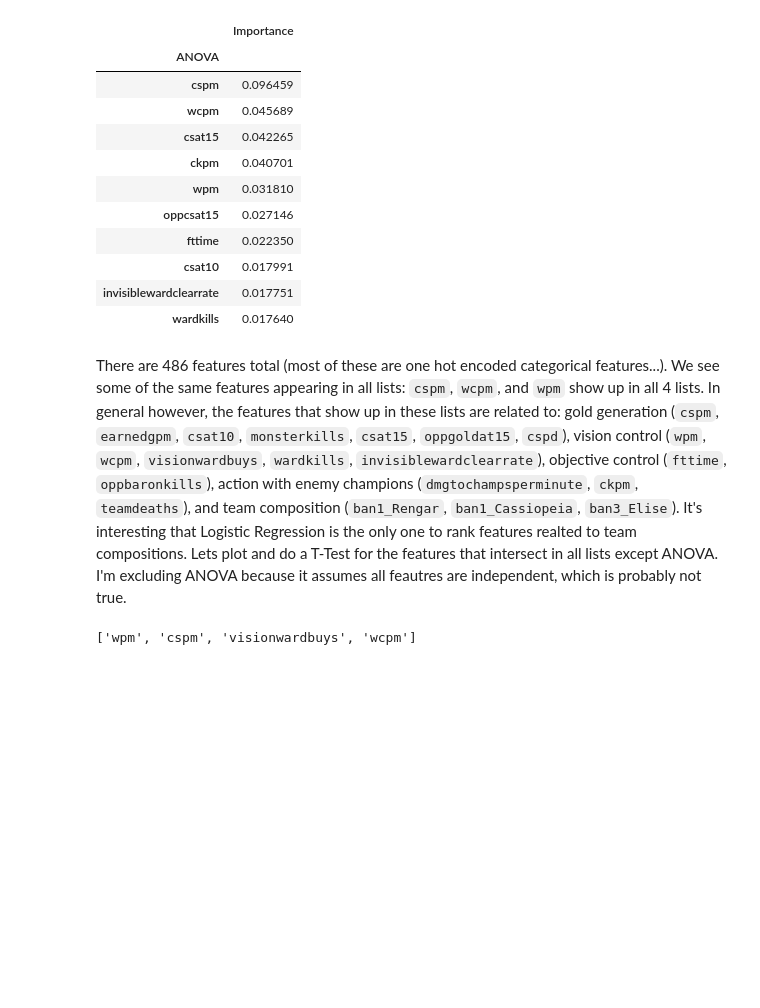
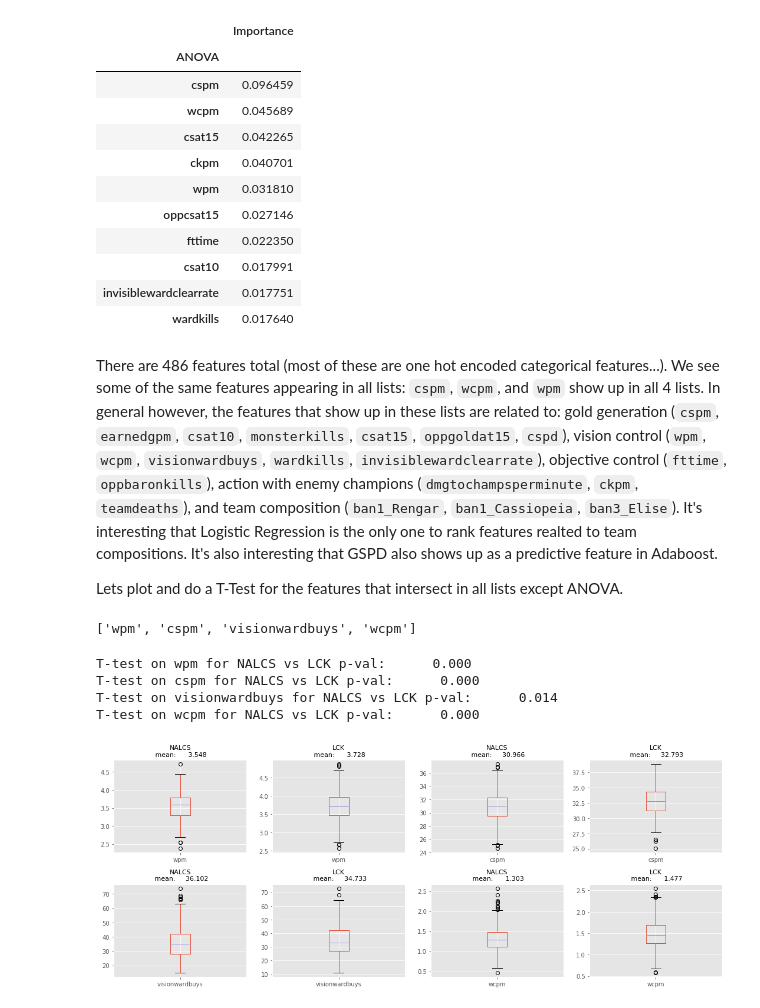
Before and after one commit to bwassie/LoL-match-analytics, a Jupyter notebook: 2017_NA_vs_LCK_analysis.ipynb, the cells around one changed output. Cells and saved outputs as stored; diff of their text form; code cells hidden in the pictures; blank space fills up the shorter version.

```diff
--- a/2017_NA_vs_LCK_analysis.ipynb
+++ b/2017_NA_vs_LCK_analysis.ipynb
@@ -12,7 +12,9 @@ import sys
 sys.path.append(".//utils//")
 import sqlite3, os
 import pandas as pd
+import parsing_utils
 from parsing_utils import parse_databases
+importlib.reload(parsing_utils)
 import pandas as pd
 import numpy as np
 import matplotlib
@@ -27,20 +29,25 @@ def display_side_by_side(*args):
             df = df.to_frame()
         html_str+=df.to_html()
     display_html(html_str.replace('table','table style="display:inline"'),raw=True)
+
 def get_matches(db_dir, year, focus, season, aliases, leagues, joins, anti_joins):
     all_matches = {}
+    all_teams = {}
     parser = parse_databases()
     for ii, jj in zip(aliases,leagues):
         alias = ii
         league = jj
         name = "{}_{}_{}_{}s".format(year,alias,season,focus)
-        matches  = parser.parse_tables_get_matches(db_dir,alias,joins,anti_joins,name,year,league)
+        matches,teams  = parser.parse_tables_get_matches(db_dir,alias,joins,anti_joins,name,year,league)
         try:
-            all_matches[matches["league"].value_counts().index.values[0]] = matches
+            name = matches["league"].value_counts().index.values[0]
+            all_matches[name] = matches
+            all_teams[name] = teams
             print(matches["league"].value_counts())
         except:
             print("League {} does not have any data for {}".format(jj,season))
-    return all_matches
+    return all_matches, all_teams
+
 def get_fig_axes(n=1,m=2,w=10,h=5,sharey=False):
     fig,ax = plt.subplots(n,m,figsize=(w,h),sharey=sharey)
     axes = ax.flatten()
@@ -92,7 +126,7 @@ joins = [year,focus,season]
 anti_joins = ["na-cs","eu-cs"]
 aliases = ["na","lck"]
 leagues = ["NALCS","LCK"]
-all_matches = get_matches(db_dir, year, focus, season, aliases, leagues, joins, anti_joins)
+all_matches,all_teams = get_matches(db_dir, year, focus, season, aliases, leagues, joins, anti_joins)
 na = all_matches["NALCS"]
 lck = all_matches["LCK"]
 # %% [output]
@@ -255,7 +289,9 @@ Total # of numerical features: 67
 | invisiblewardclearrate | 0.017751 |
 | wardkills | 0.017640 |
 # %% [markdown]
-There are 486 features total (most of these are one hot encoded categorical features...). We see some of the same features appearing in all lists: `cspm`, `wcpm`, and `wpm` show up in all 4 lists. In general however, the features that show up in these lists are related to: gold generation (`cspm`, `earnedgpm`, `csat10`, `monsterkills`, `csat15`, `oppgoldat15`, `cspd`), vision control (`wpm`, `wcpm`, `visionwardbuys`, `wardkills`, `invisiblewardclearrate`), objective control (`fttime`, `oppbaronkills`), action with enemy champions (`dmgtochampsperminute`, `ckpm`, `teamdeaths`), and team composition (`ban1_Rengar`, `ban1_Cassiopeia`, `ban3_Elise`). It's interesting that Logistic Regression is the only one to rank features realted to team compositions. Lets plot and do a T-Test for the features that intersect in all lists except ANOVA. I'm excluding ANOVA because it assumes all feautres are independent, which is probably not true.
+There are 486 features total (most of these are one hot encoded categorical features...). We see some of the same features appearing in all lists: `cspm`, `wcpm`, and `wpm` show up in all 4 lists. In general however, the features that show up in these lists are related to: gold generation (`cspm`, `earnedgpm`, `csat10`, `monsterkills`, `csat15`, `oppgoldat15`, `cspd`), vision control (`wpm`, `wcpm`, `visionwardbuys`, `wardkills`, `invisiblewardclearrate`), objective control (`fttime`, `oppbaronkills`), action with enemy champions (`dmgtochampsperminute`, `ckpm`, `teamdeaths`), and team composition (`ban1_Rengar`, `ban1_Cassiopeia`, `ban3_Elise`). It's interesting that Logistic Regression is the only one to rank features realted to team compositions. It's also interesting that GSPD also shows up as a predictive feature in Adaboost.
+
+Lets plot and do a T-Test for the features that intersect in all lists except ANOVA.
 # %%
 comps = []
 complist = [log_comp,tree_comp,ada_comp]
@@ -266,3 +302,25 @@ overlap = list(set(comps[0]).intersection(*comps))
 print(overlap)
 # %% [output]
 ['wpm', 'cspm', 'visionwardbuys', 'wcpm']
+# %%
+import analytics_utils
+from analytics_utils import *
+import importlib
+importlib.reload(analytics_utils)
+
+n=0
+fig,axes = get_fig_axes(2,4,15,6,sharey=False)
+for ii in overlap:
+    if matches[ii].value_counts().index.shape[0] == 2:
+        makeplot(matches,y,ii,"bar",[axes[n],axes[n+1]])
+    else:
+        makeplot(matches,y,ii,"notbar",[axes[n],axes[n+1]])
+    n+=2
+plt.tight_layout()
+plt.show()
+# %% [output]
+T-test on wpm for NALCS vs LCK p-val:      0.000
+T-test on cspm for NALCS vs LCK p-val:      0.000
+T-test on visionwardbuys for NALCS vs LCK p-val:      0.014
+T-test on wcpm for NALCS vs LCK p-val:      0.000
+[figure, added]
```
Also changed, not shown: parts of 18 cells of this notebook, 4 other files.
